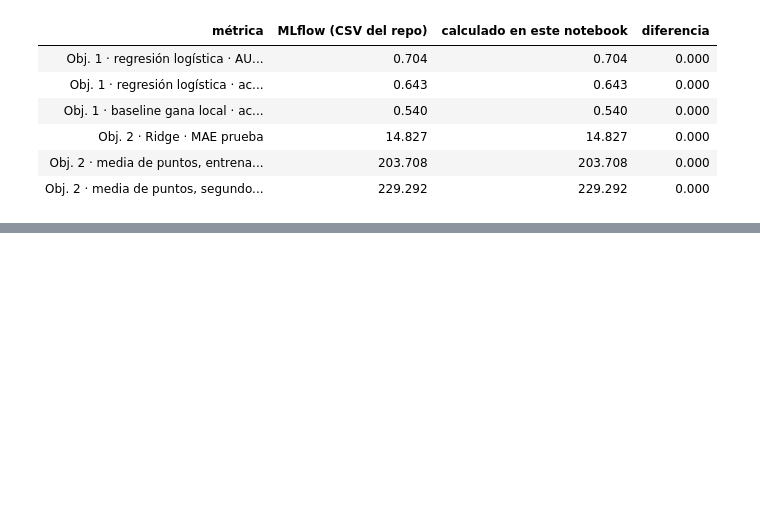
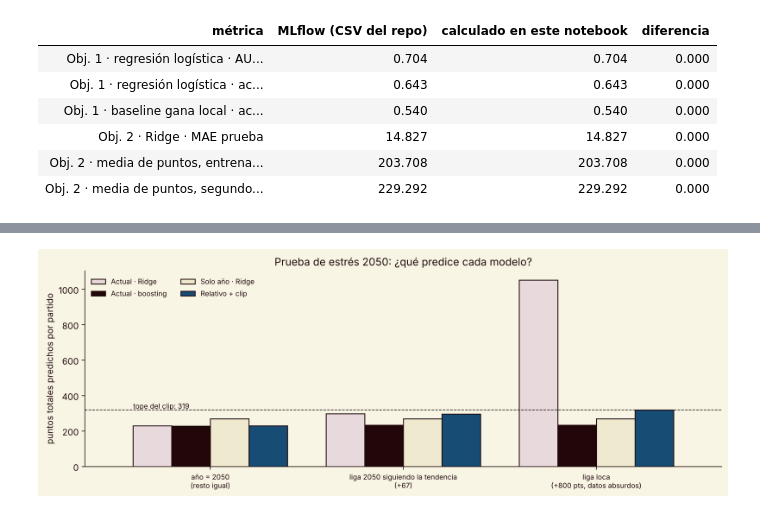
Before and after one commit to aimardf/proyecto-nba-bigdata-ia, a Jupyter notebook: notebooks/HoopMind_progreso_entrega2.ipynb, the cells around one changed output, grey strips where cells are left out. Drawn from its saved outputs; the diff is of its cells as text; code cells hidden in the pictures; blank space fills up the shorter version.

```diff
--- a/notebooks/HoopMind_progreso_entrega2.ipynb
+++ b/notebooks/HoopMind_progreso_entrega2.ipynb
@@ -679,0 +791,13 @@ display(chk.style.hide(axis="index").format({"MLflow (CSV del repo)": "{:.3f}",
+# %%
+pe = pd.read_csv(D / "prueba_estres_2050.csv")
+pe["escenario"] = pe.escenario.str.replace(r"^\d\. ", "", regex=True)
+pv = pe[pe.modelo.isin(["A_actual_ridge", "A_actual_hgb", "B2_solo_anio_ridge", "G_D_ridge_clip"])].pivot(index="escenario", columns="modelo", values="pred_media")
+pv = pv.loc[pe.escenario.unique()][["A_actual_ridge", "A_actual_hgb", "B2_solo_anio_ridge", "G_D_ridge_clip"]]
+pv.columns = ["Actual · Ridge", "Actual · boosting", "Solo año · Ridge", "Relativo + clip"]
+display(pv.style.format("{:.0f}"))
+ax = pv.plot.bar(figsize=(11, 4), color=[GRANATE_CLARO, GRANATE, CREMA_OSC, AZUL], edgecolor=GRANATE, width=.8)
+ax.set_xticklabels([t.get_text().replace(" (", "\n(") for t in ax.get_xticklabels()], rotation=0, fontsize=8)
+ax.set_ylabel("puntos totales predichos por partido"); ax.set_xlabel(""); ax.set_title("Prueba de estrés 2050: ¿qué predice cada modelo?")
+ax.axhline(319, color=GRANATE, ls="--", lw=.8); ax.text(-.4, 327, "tope del clip: 319", fontsize=8)
+ax.legend(frameon=False, fontsize=8, ncol=2); plt.tight_layout(); plt.show()
+# %% [output]
@@ -679,0 +809 @@ display(chk.style.hide(axis="index").format({"MLflow (CSV del repo)": "{:.3f}",
+[figure, added]
```
Also changed, not shown: parts of 15 cells of this notebook, 9 other files.
